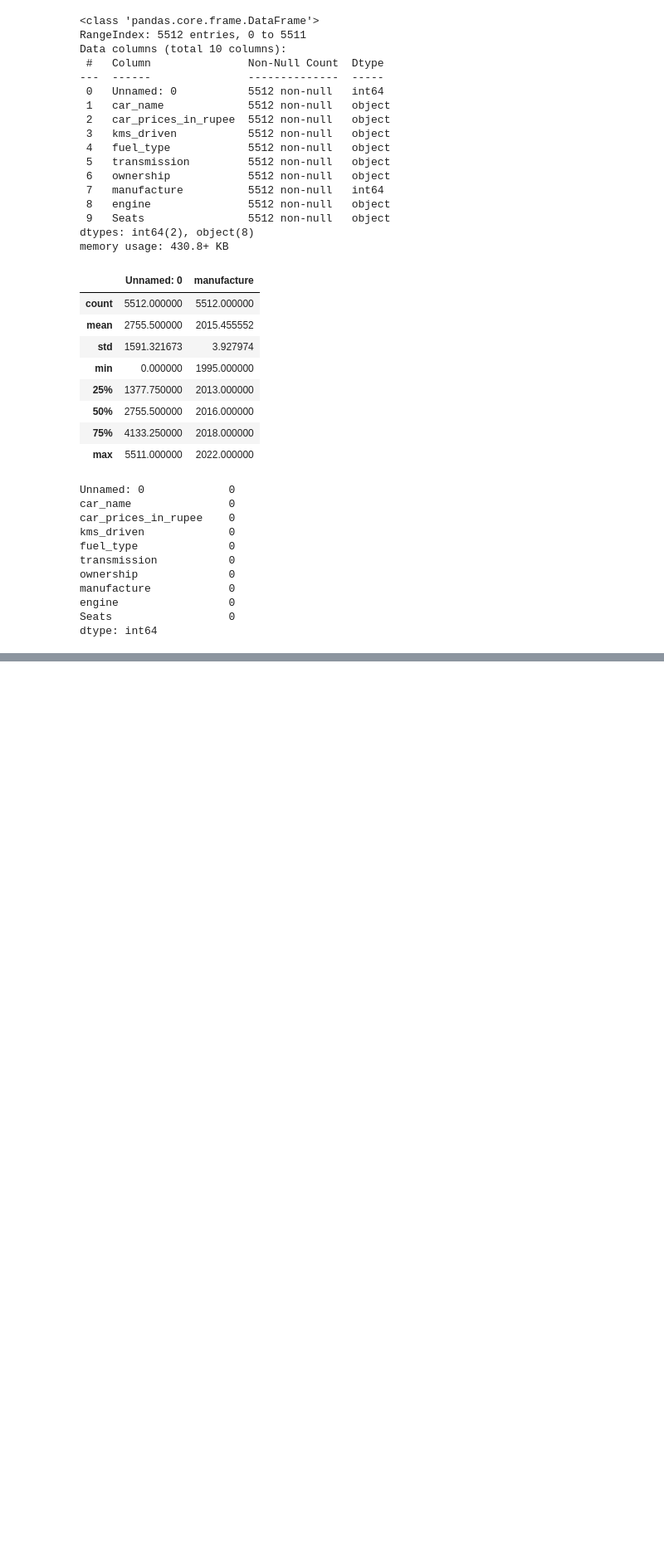
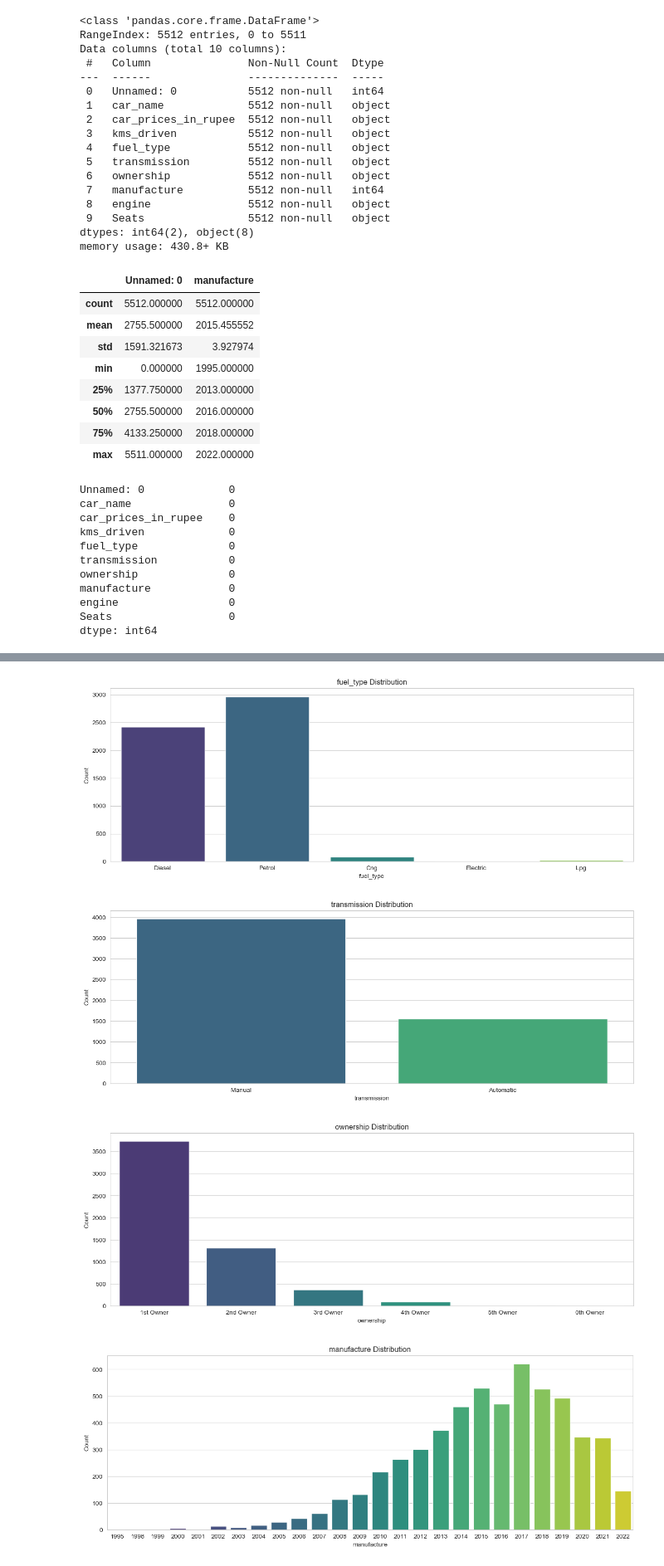
Before and after one commit to JZhg02/ConvexOptimisation, a Jupyter notebook: old-car-price-prediction.ipynb, the cells around one changed output, grey strips where cells are left out. Shown at 83% size. Cells and saved outputs as stored; diff of their text form; code cells hidden in the pictures; blank space fills up the shorter version.

```diff
--- a/old-car-price-prediction.ipynb
+++ b/old-car-price-prediction.ipynb
@@ -81,0 +194,19 @@ Name: count, Length: 1896, dtype: int64
+# %%
+# Function to plot bar plot for categorical columns
+def plot_categorical_distribution(df, column_name):
+    plt.figure(figsize=(15, 5))
+    sns.countplot(x=df[column_name], palette='viridis')
+    plt.title(f'{column_name} Distribution')
+    plt.xlabel(column_name)
+    plt.ylabel('Count')
+    plt.show()
+
+# Plotting bar plots for each categorical column
+categorical_columns = ['fuel_type', 'transmission', 'ownership', 'manufacture', 'engine', 'Seats']
+for col in categorical_columns:
+    plot_categorical_distribution(df, col)
+# %% [output]
+[figure, added]
+[figure, added]
+[figure, added]
+[figure, added]
```
Also changed, not shown: parts of 13 cells of this notebook.
